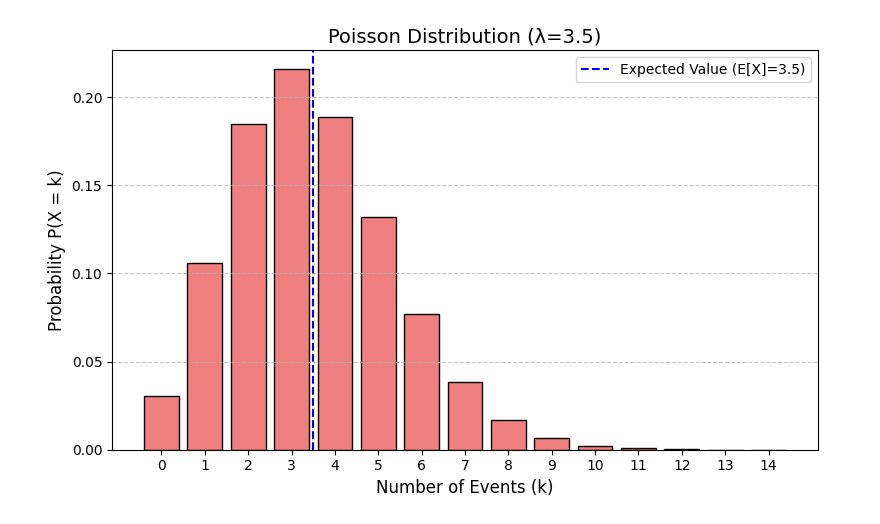
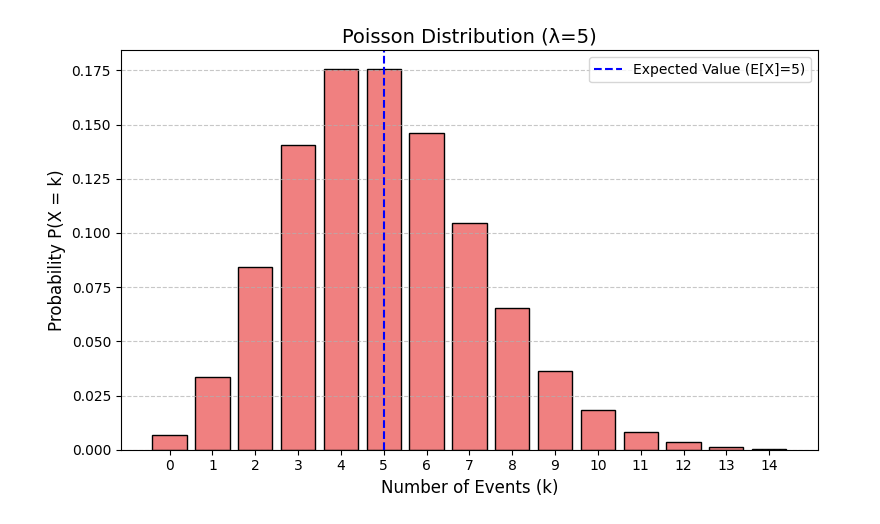
Before and after one commit to willhrx/willhrx, a Jupyter notebook: prob_dists.ipynb, the cells around one changed output. Cells and saved outputs as stored; diff of their text form; code cells hidden in the pictures.

```diff
--- a/prob_dists.ipynb
+++ b/prob_dists.ipynb
@@ -41,23 +41,23 @@ Written as $X \sim \text{Poisson}(\lambda)$, this distribution describes the num
 # %%
 from scipy.stats import poisson
 
 # Parameters for the Poisson distribution
-lam = 3.5  # lambda parameter (rate)
+lam = 5  # lambda parameter (rate)
 
 # Possible number of events (truncated for visualization)
 x = np.arange(0, 15)
 pmf = poisson.pmf(x, lam)
 
 plt.figure(figsize=(8, 5))
 plt.bar(x, pmf, color='lightcoral', edgecolor='black')
 plt.axvline(lam, color='blue', linestyle='--', label=f'Expected Value (E[X]={lam})')
 plt.legend()
 plt.title(f'Poisson Distribution (λ={lam})', fontsize=14)
 plt.xlabel('Number of Events (k)', fontsize=12)
 plt.ylabel('Probability P(X = k)', fontsize=12)
 plt.xticks(x)
 plt.grid(axis='y', linestyle='--', alpha=0.7)
 plt.tight_layout()
 plt.show()
 # %% [output]
-[figure, old version]
+[figure, new version]
```
Also changed, not shown: parts of 5 cells of this notebook.
